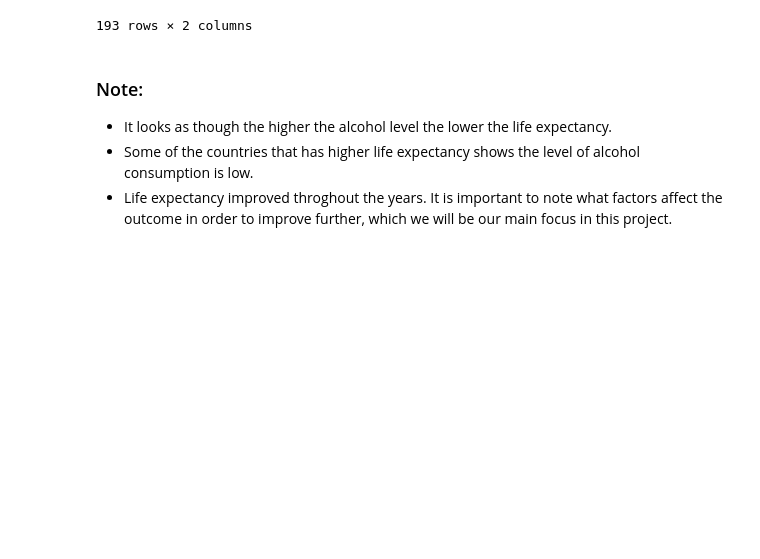
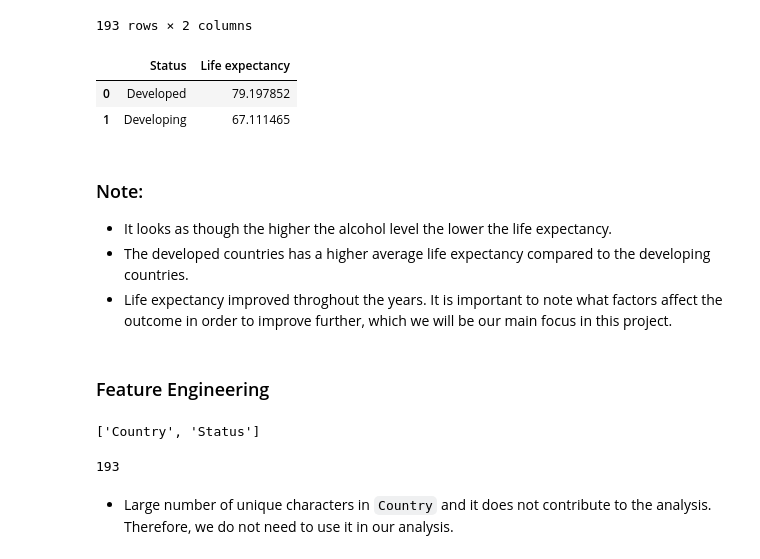
Before and after one commit to Sweetom/sweet, a Jupyter notebook: Life Expectancy/notebooks/FinalProject.ipynb, the cells around one changed output. Drawn from its saved outputs; the diff is of its cells as text; code cells hidden in the pictures; blank space fills up the shorter version.

```diff
--- a/Life Expectancy/notebooks/FinalProject.ipynb
+++ b/Life Expectancy/notebooks/FinalProject.ipynb
@@ -162,5 +160,30 @@ df.groupby("Country").agg({'Life expectancy ':'mean', 'Alcohol':'mean'}).sort_va
+# %%
+#average life expectancy grouped by status of a country
+avg = df[['Life expectancy ']].groupby(df['Status']).mean()
+avg = pd.DataFrame(avg)
+avg.reset_index()
+# %% [output]
+|  | Status | Life expectancy |
+| 0 | Developed | 79.197852 |
+| 1 | Developing | 67.111465 |
 # %% [markdown]
 ### Note:
 * It looks as though the higher the alcohol level the lower the life expectancy.
-* Some of the countries that has higher life expectancy shows the level of alcohol consumption is low.
+* The developed countries has a higher average life expectancy compared to the developing countries.
 * Life expectancy improved throghout the years. It is important to note what factors affect the outcome in order to improve further, which we will be our main focus in this project.
+# %% [markdown]
+### Feature Engineering
+# %%
+# extract categorical columns only
+Categorical_var = df.select_dtypes(include=['object']).columns.to_list()
+
+Categorical_var
+# %% [output]
+['Country', 'Status']
+# %%
+#check the number of unique characters in country variable
+df['Country'].nunique()
+# %% [output]
+193
+# %% [markdown]
+* Large number of unique characters in `Country` and it does not contribute to the analysis. Therefore, we do not need to use it in our analysis.
```
Also changed, not shown: parts of 1 cell of this notebook.
